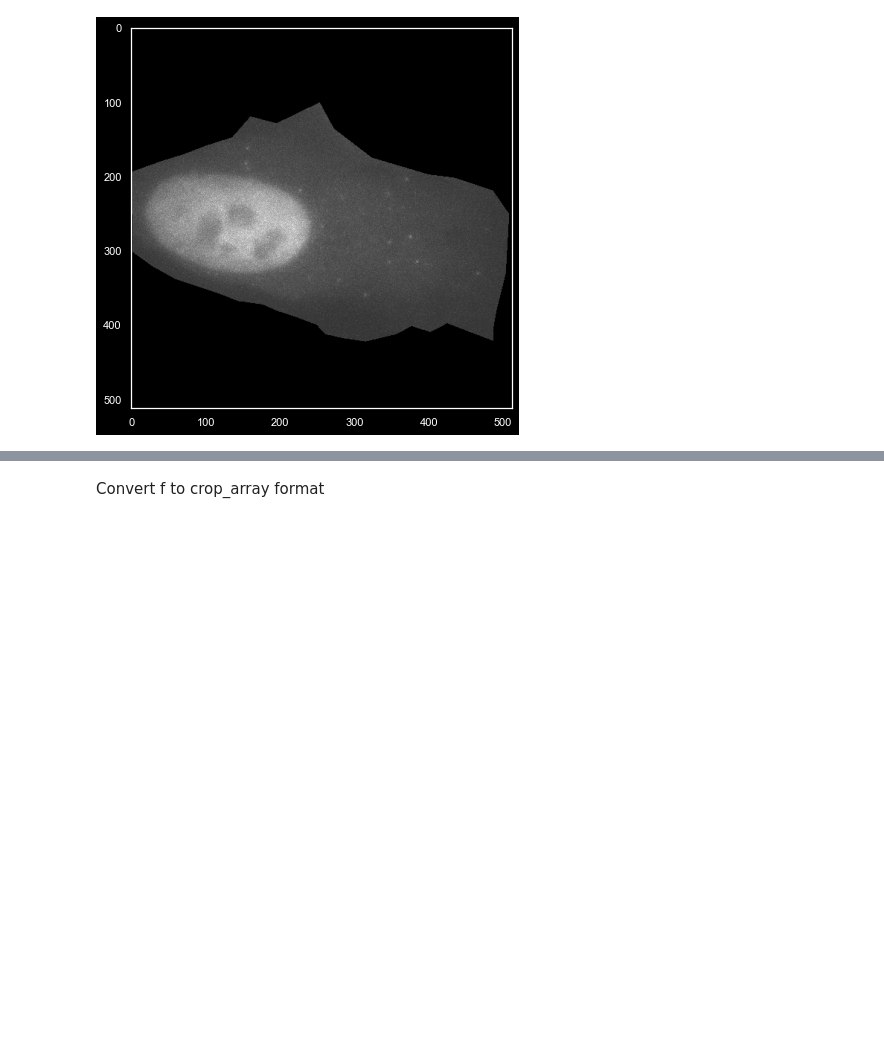
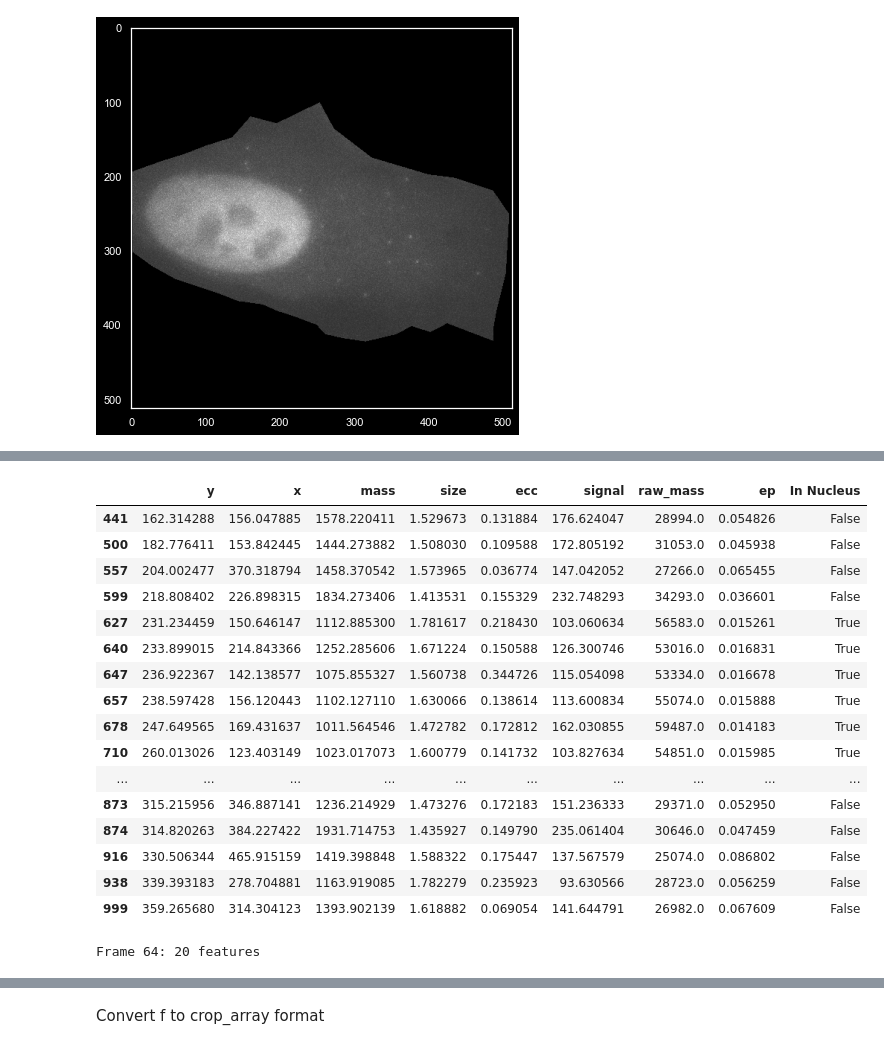
Before and after one commit to Colorado-State-University-Stasevich-Lab/croparray, a Jupyter notebook: notebooks/ToolDevelopment_Harringtonine_Morisaki.ipynb, the cells around one changed output, grey strips where cells are left out. Drawn from its saved outputs; the diff is of its cells as text; code cells hidden in the pictures; blank space fills up the shorter version.

```diff
--- a/notebooks/ToolDevelopment_Harringtonine_Morisaki.ipynb
+++ b/notebooks/ToolDevelopment_Harringtonine_Morisaki.ipynb
@@ -119,21 +124,3 @@ plt.imshow(mask*img_max[0], cmap='gray')
 # %% [output]
 <matplotlib.image.AxesImage at 0x...>
 [figure]
-# %%
-# Finding good settings: 'Detect test' button
-selected_channel = 1
-particle_diameter=7
-min_m = 1000
-
-plt.figure(figsize=(7, 7))
-plt.grid(False)
-f = tp.locate(img_max[0], particle_diameter,minmass=min_m)
-
-# Choose points outside mask
-polygonxy = np.transpose([polygon[:,1],polygon[:,0]]) # napari has x and y swapped compared to trackpy
-poly = Polygon(polygonxy)  # This is a polygon that defines the mask
-mypts = np.transpose([f.x,f.y]) # These are the points detected by trackpy
-f['In Nucleus']=[poly.contains(Point(mypts[i])) for i in np.arange(len(mypts))] # Check if pts are on/in polygon mask
-
-# The desired points should show up as a layer in napari
-tp.annotate(f[f['In Nucleus']==False], img_max[0]);
@@ -180,0 +265,25 @@ Frame 64: 20 features
+# %%
+f
+# %% [output]
+|  | y | x | mass | size | ecc | signal | raw_mass | ep | In Nucleus |
+| 441 | 162.314288 | 156.047885 | 1578.220411 | 1.529673 | 0.131884 | 176.624047 | 28994.0 | 0.054826 | False |
+| 500 | 182.776411 | 153.842445 | 1444.273882 | 1.508030 | 0.109588 | 172.805192 | 31053.0 | 0.045938 | False |
+| 557 | 204.002477 | 370.318794 | 1458.370542 | 1.573965 | 0.036774 | 147.042052 | 27266.0 | 0.065455 | False |
+| 599 | 218.808402 | 226.898315 | 1834.273406 | 1.413531 | 0.155329 | 232.748293 | 34293.0 | 0.036601 | False |
+| 627 | 231.234459 | 150.646147 | 1112.885300 | 1.781617 | 0.218430 | 103.060634 | 56583.0 | 0.015261 | True |
+| 640 | 233.899015 | 214.843366 | 1252.285606 | 1.671224 | 0.150588 | 126.300746 | 53016.0 | 0.016831 | True |
+| 647 | 236.922367 | 142.138577 | 1075.855327 | 1.560738 | 0.344726 | 115.054098 | 53334.0 | 0.016678 | True |
+| 657 | 238.597428 | 156.120443 | 1102.127110 | 1.630066 | 0.138614 | 113.600834 | 55074.0 | 0.015888 | True |
+| 678 | 247.649565 | 169.431637 | 1011.564546 | 1.472782 | 0.172812 | 162.030855 | 59487.0 | 0.014183 | True |
+| 710 | 260.013026 | 123.403149 | 1023.017073 | 1.600779 | 0.141732 | 103.827634 | 54851.0 | 0.015985 | True |
+| ... | ... | ... | ... | ... | ... | ... | ... | ... | ... |
+| 873 | 315.215956 | 346.887141 | 1236.214929 | 1.473276 | 0.172183 | 151.236333 | 29371.0 | 0.052950 | False |
+| 874 | 314.820263 | 384.227422 | 1931.714753 | 1.435927 | 0.149790 | 235.061404 | 30646.0 | 0.047459 | False |
+| 916 | 330.506344 | 465.915159 | 1419.398848 | 1.588322 | 0.175447 | 137.567579 | 25074.0 | 0.086802 | False |
+| 938 | 339.393183 | 278.704881 | 1163.919085 | 1.782279 | 0.235923 | 93.630566 | 28723.0 | 0.056259 | False |
+| 999 | 359.265680 | 314.304123 | 1393.902139 | 1.618882 | 0.069054 | 141.644791 | 26982.0 | 0.067609 | False |
+# %%
+f_all = TrackWithMasks(img_max,7,1000,viewer.layers['Shapes'].data[0][:,1:3],viewer.layers['Shapes'].data[0][:,1:3])
+#f_all.to_csv(os.path.join(dir,img_4D_filename[:-4]+'.csv'))
+# %% [output]
+Frame 64: 20 features
```
Also changed, not shown: parts of 12 cells of this notebook.
